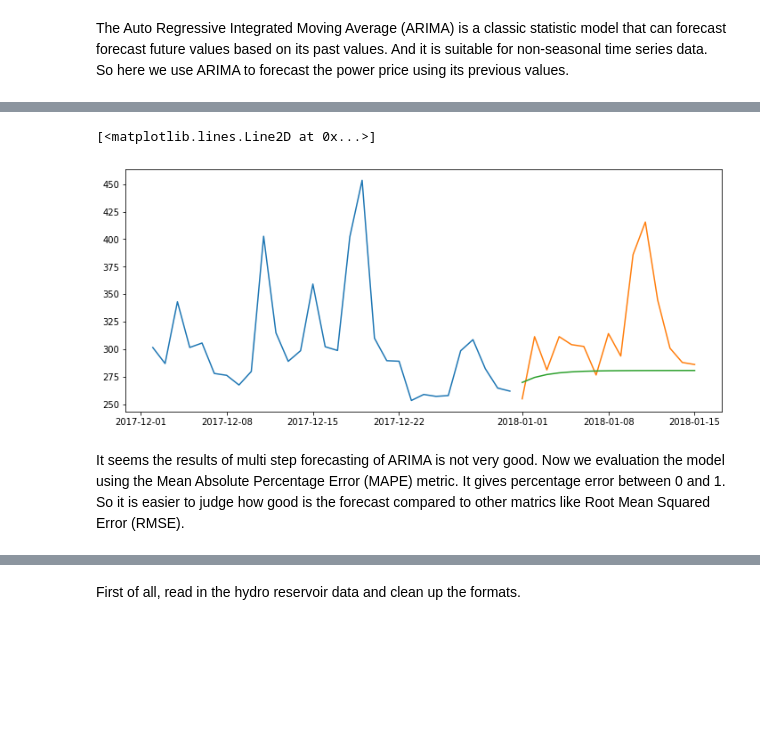
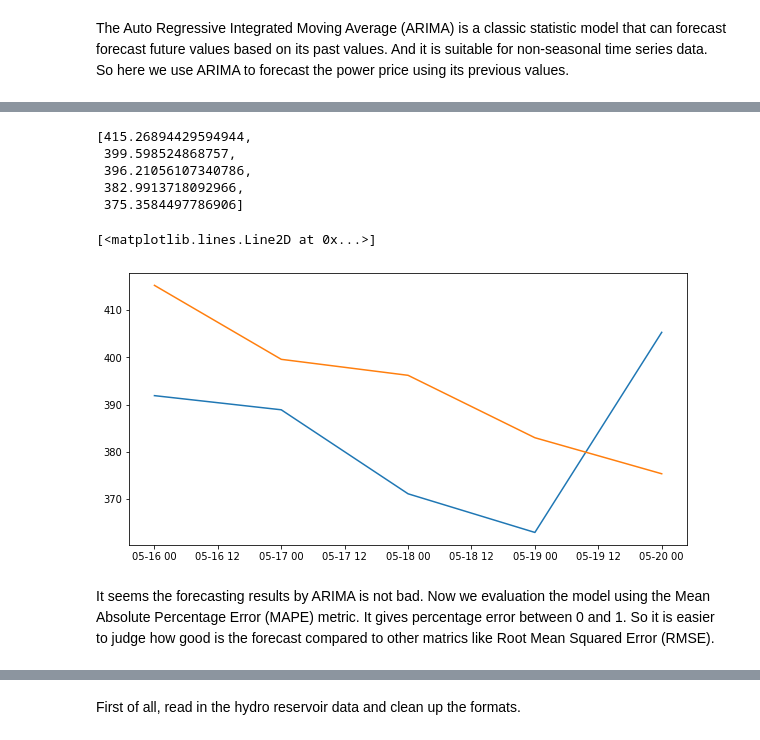
Before and after one commit to MuztaghAta/power_price_forecast, a Jupyter notebook: forecast_power_price_oslo.ipynb, the cells around one changed output, grey strips where cells are left out. Saved outputs shown, nothing was run; the diff lists cells and outputs as text; code cells hidden in the pictures; blank space fills up the shorter version.

```diff
--- a/forecast_power_price_oslo.ipynb
+++ b/forecast_power_price_oslo.ipynb
@@ -375,6 +365,6 @@ For forecasting prices for week 50 in 2019 (2019-12-09 to 2019-12-15), I use dat
 # %%
-oslo_daily_train = ds_oslo_daily[:pd.to_datetime(datetime(2017, 12, 31))]
-oslo_daily_test = ds_oslo_daily[pd.to_datetime(datetime(2018, 1, 1)):]
+# oslo_daily_train = ds_oslo_daily[:pd.to_datetime(datetime(2017, 12, 31))]
+# oslo_daily_test = ds_oslo_daily[pd.to_datetime(datetime(2018, 1, 1)):]
 # %%
 from statsmodels.tsa.arima_model import ARIMA
 # %% [markdown]
@@ -388,14 +374,29 @@ forecast_results = ARIMA_model.forecast(15)[0]
+# %%
+forecast_results = []
+days_to_forecast = [pd.to_datetime(datetime(2019, 5, x)) for x in range(16, 21)]
+for day in [x-timedelta(days=1) for x in days_to_forecast]:
+    oslo_daily_train = ds_oslo_daily[:day]
+    ARIMA_model = ARIMA(oslo_daily_train.values, order=(1, 1, 1))
+    ARIMA_model = ARIMA_model.fit()
+    forecast_results.append(ARIMA_model.forecast()[0][0])
+# %%
+forecast_results
+# %% [output]
+[415.26894429594944,
+ 399.598524868757,
+ 396.21056107340786,
+ 382.9913718092966,
+ 375.3584497786906]
 # %%
-forecast_results = pd.Series(forecast_results, index=oslo_daily_test.index[0:15])
+forecast_results = pd.Series(forecast_results, index=days_to_forecast)
 # %%
-plt.figure(figsize=(12,5))
-plt.plot(oslo_daily_train[-30:], label='train')
-plt.plot(oslo_daily_test[0:15], label='actual')
+fig = plt.figure(figsize=(10, 5))
+plt.plot(ds_oslo_daily[days_to_forecast], label='actual')
 plt.plot(forecast_results, label='forecast')
 # %% [output]
 [<matplotlib.lines.Line2D at 0x...>]
-[figure, old version]
+[figure, new version]
 # %% [markdown]
-It seems the results of multi step forecasting of ARIMA is not very good. Now we evaluation the model using the Mean Absolute Percentage Error (MAPE) metric. It gives percentage error between 0 and 1. So it is easier to judge how good is the forecast compared to other matrics like Root Mean Squared Error (RMSE).
+It seems the forecasting results by ARIMA is not bad. Now we evaluation the model using the Mean Absolute Percentage Error (MAPE) metric. It gives percentage error between 0 and 1. So it is easier to judge how good is the forecast compared to other matrics like Root Mean Squared Error (RMSE).
 # %%
 mape_score = np.mean(
```
Also changed, not shown: parts of 26 cells of this notebook.
